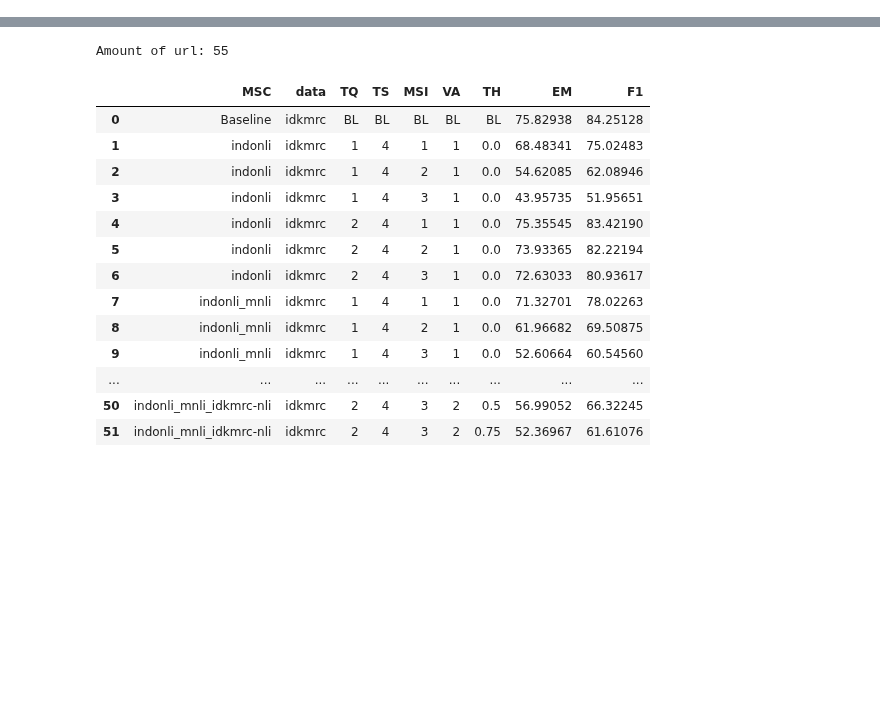
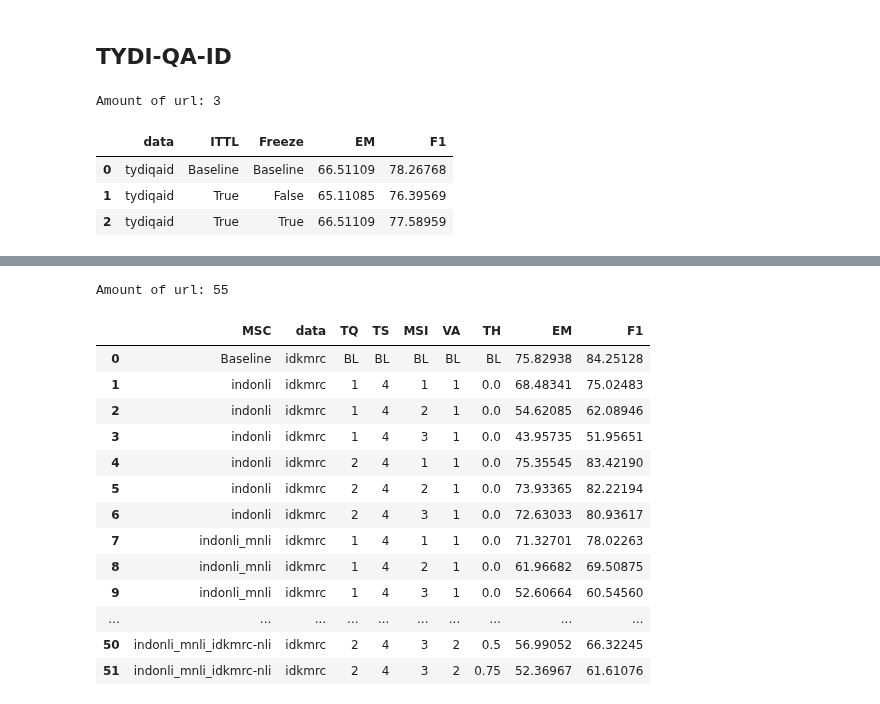
Before and after one commit to muhammadravi251001/multilingual-qas-with-nli, a Jupyter notebook: utilities/main table for paper.ipynb, the cells around one changed output, grey strips where cells are left out. Drawn from its saved outputs; the diff is of its cells as text; code cells hidden in the pictures; blank space fills up the shorter version.

```diff
--- a/utilities/main table for paper.ipynb
+++ b/utilities/main table for paper.ipynb
@@ -22,0 +116,14 @@ def em_and_f1(p_url, acc, id="L1", rounded_to_num=5):
+# %% [markdown]
+## TYDI-QA-ID
+# %%
+data = "TYDI-QA-ID"
+url_list = take_all_url_ittl(data)
+table = pd.DataFrame(create_table_ittl(url_list, data))
+table.to_excel(f'{data}-ittl.xlsx', index=False)
+table
+# %% [output]
+Amount of url: 3
+|  | data | ITTL | Freeze | EM | F1 |
+| 0 | tydiqaid | Baseline | Baseline | 66.51109 | 78.26768 |
+| 1 | tydiqaid | True | False | 65.11085 | 76.39569 |
+| 2 | tydiqaid | True | True | 66.51109 | 77.58959 |
```
Also changed, not shown: parts of 31 cells of this notebook.
